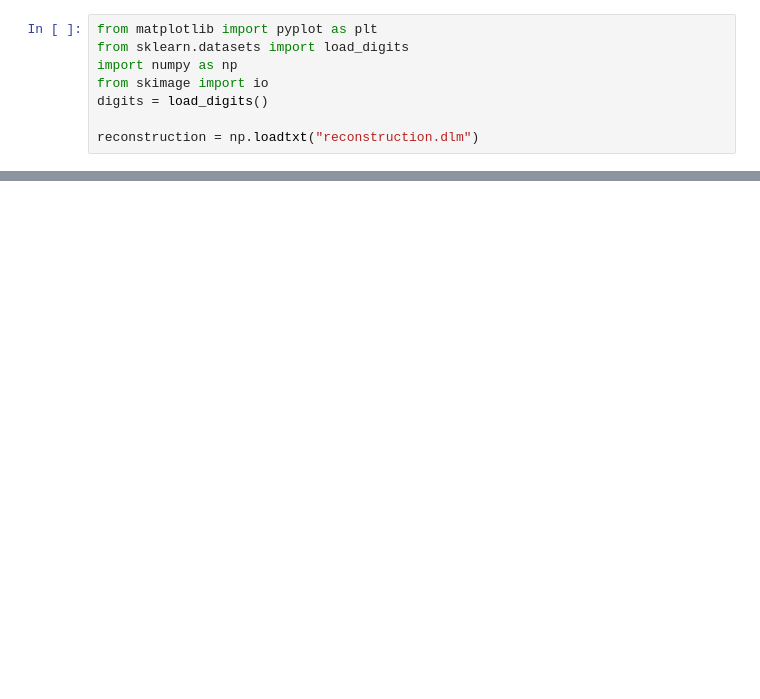
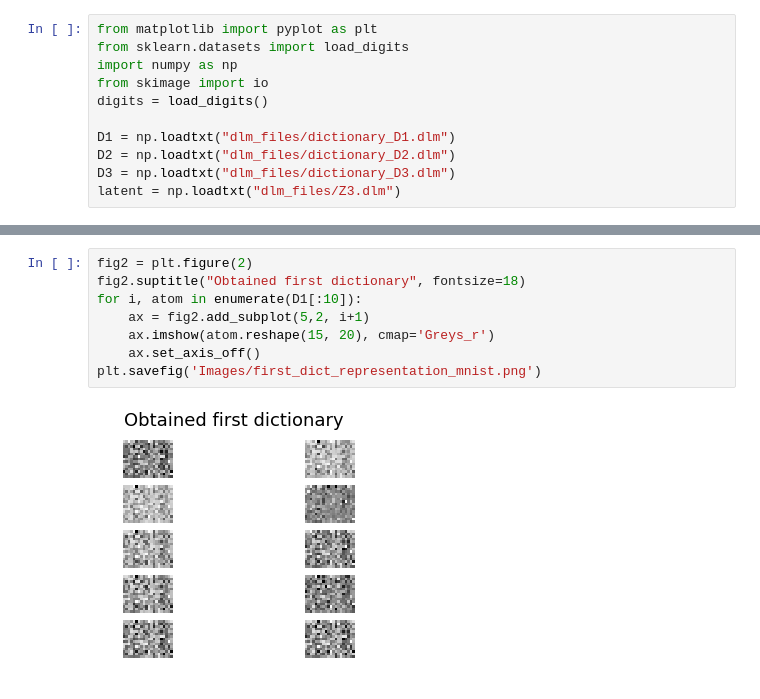
Before and after one commit to imomayiz/Dictionnary-Learning-for-Sparse-Representations, a Jupyter notebook: Visualization.ipynb, the cells around one changed output, grey strips where cells are left out. Cells and saved outputs as stored; diff of their text form; blank space fills up the shorter version.

```diff
--- a/Visualization.ipynb
+++ b/Visualization.ipynb
@@ -5,4 +5,7 @@ import numpy as np
 from skimage import io
 digits = load_digits()
 
-reconstruction = np.loadtxt("reconstruction.dlm")
+D1 = np.loadtxt("dlm_files/dictionary_D1.dlm")
+D2 = np.loadtxt("dlm_files/dictionary_D2.dlm")
+D3 = np.loadtxt("dlm_files/dictionary_D3.dlm")
+latent = np.loadtxt("dlm_files/Z3.dlm")
@@ -24,0 +23,10 @@ plt.show()
+# %%
+fig2 = plt.figure(2)
+fig2.suptitle("Obtained first dictionary", fontsize=18)
+for i, atom in enumerate(D1[:10]):
+    ax = fig2.add_subplot(5,2, i+1)
+    ax.imshow(atom.reshape(15, 20), cmap='Greys_r')
+    ax.set_axis_off()
+plt.savefig('Images/first_dict_representation_mnist.png')
+# %% [output]
+[figure, added]
```
Also changed, not shown: parts of 7 cells of this notebook, 11 other files.
